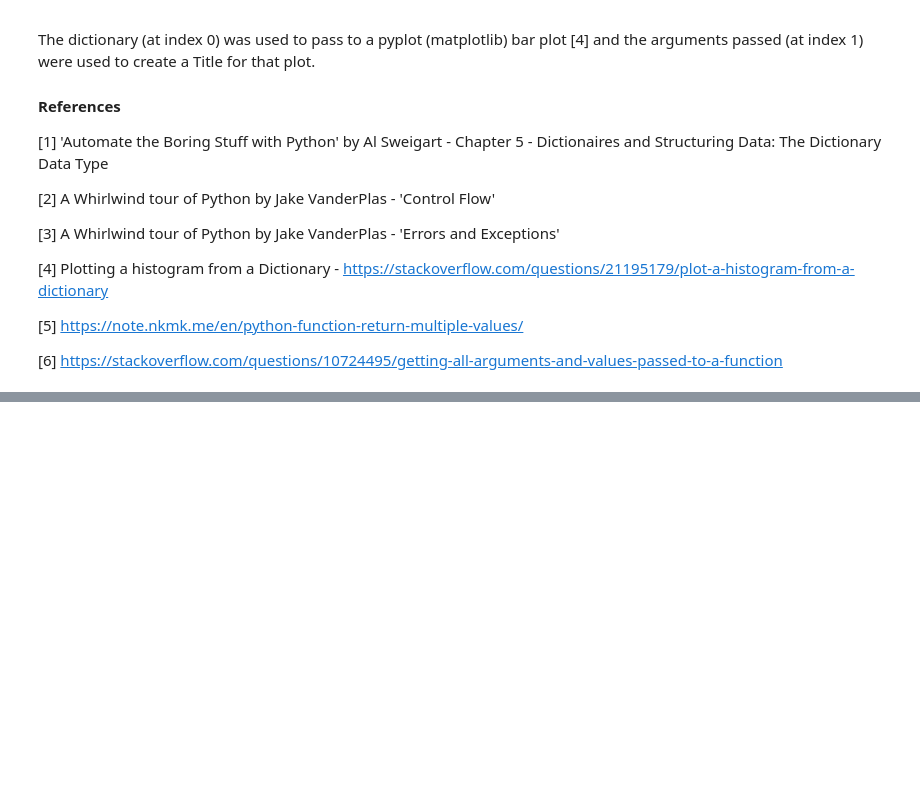
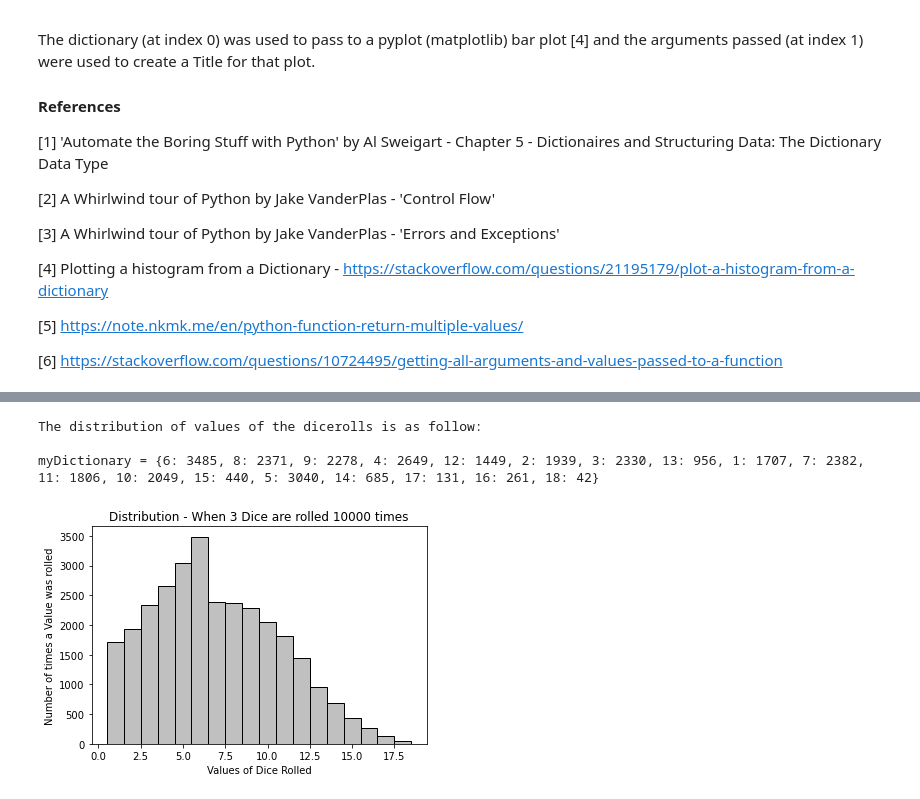
Before and after one commit to dssheldon/foda-tasks-sds, a Jupyter notebook: FoDA - Tasks 2020.ipynb, the cells around one changed output, grey strips where cells are left out. Saved outputs shown, nothing was run; the diff lists cells and outputs as text; code cells hidden in the pictures; blank space fills up the shorter version.

```diff
--- a/FoDA - Tasks 2020.ipynb
+++ b/FoDA - Tasks 2020.ipynb
@@ -326,0 +355,25 @@ As can be see above when only one dice is rolled for a large number of times, th
+# %%
+# Rolled 3 dice 10,000 times
+
+mytuple = dicerolls(3,10000)
+
+
+myDictionary = mytuple[0]
+
+print('The distribution of values of the dicerolls is as follow:')
+print()
+print(f"{myDictionary = }")
+
+print()
+
+import matplotlib.pyplot as plt
+plt.bar(myDictionary.keys(), myDictionary.values(), 1.0, color='silver', edgecolor='black')
+plt.xlabel('Values of Dice Rolled')
+plt.ylabel('Number of times a Value was rolled')
+plt.title(f'Distribution - When {mytuple[1]["k"]} Dice are rolled {mytuple[1]["n"]} times')
+plt.show()
+# %% [output]
+The distribution of values of the dicerolls is as follow:
+
+myDictionary = {6: 3485, 8: 2371, 9: 2278, 4: 2649, 12: 1449, 2: 1939, 3: 2330, 13: 956, 1: 1707, 7: 2382, 11: 1806, 10: 2049, 15: 440, 5: 3040, 14: 685, 17: 131, 16: 261, 18: 42}
+[figure, added]
```
Also changed, not shown: parts of 7 cells of this notebook.
